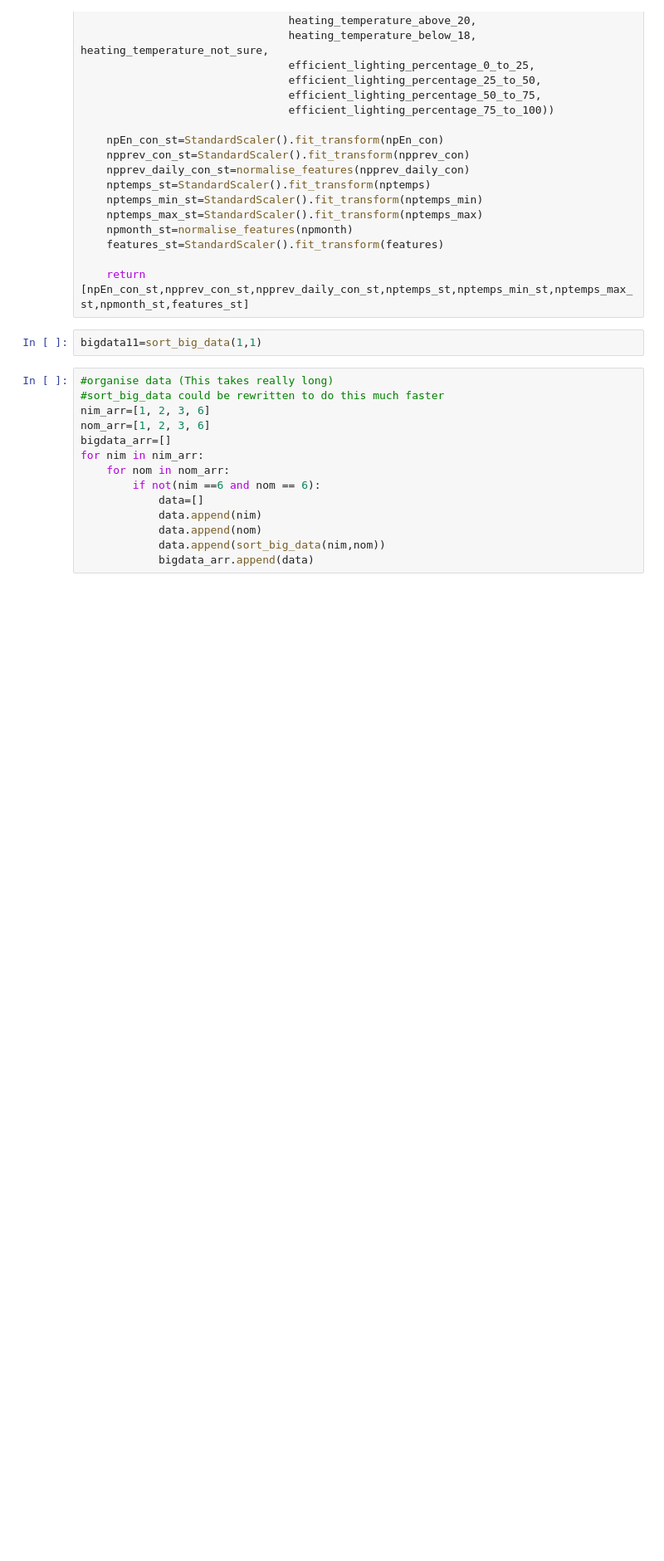
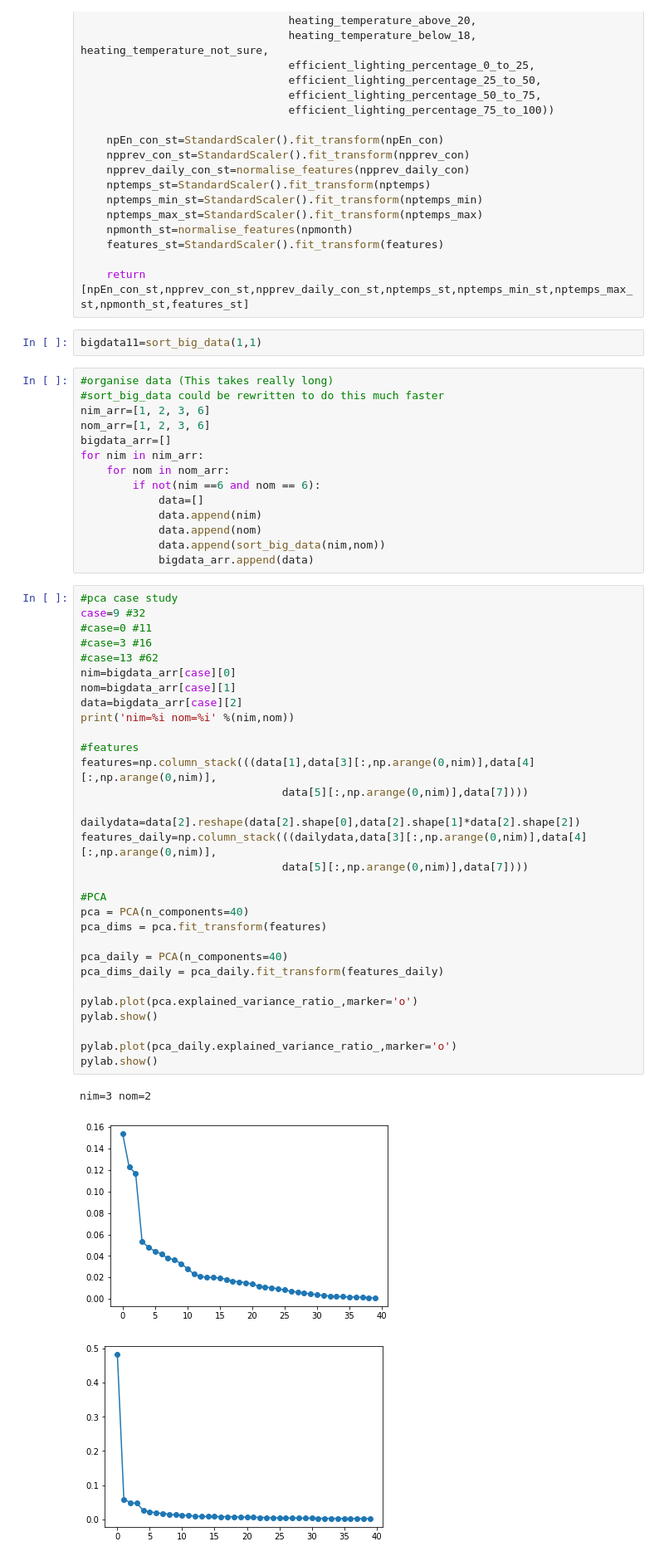
Before and after one commit to Dubspergensoep/Project_ML_En_Consump, a Jupyter notebook: Linear_models.ipynb, the cells around one changed output. Shown at 83% size. Cells and saved outputs as stored; diff of their text form; blank space fills up the shorter version.

```diff
--- a/Linear_models.ipynb
+++ b/Linear_models.ipynb
@@ -2541,3 +2541,38 @@ for nim in nim_arr:
             data.append(nom)
             data.append(sort_big_data(nim,nom))
             bigdata_arr.append(data)
+# %%
+#pca case study
+case=9 #32
+#case=0 #11
+#case=3 #16
+#case=13 #62
+nim=bigdata_arr[case][0]
+nom=bigdata_arr[case][1]
+data=bigdata_arr[case][2]
+print('nim=%i nom=%i' %(nim,nom))
+
+#features
+features=np.column_stack(((data[1],data[3][:,np.arange(0,nim)],data[4][:,np.arange(0,nim)],
+                               data[5][:,np.arange(0,nim)],data[7])))
+
+dailydata=data[2].reshape(data[2].shape[0],data[2].shape[1]*data[2].shape[2])
+features_daily=np.column_stack(((dailydata,data[3][:,np.arange(0,nim)],data[4][:,np.arange(0,nim)],
+                               data[5][:,np.arange(0,nim)],data[7])))
+
+#PCA
+pca = PCA(n_components=40)
+pca_dims = pca.fit_transform(features)
+
+pca_daily = PCA(n_components=40)
+pca_dims_daily = pca_daily.fit_transform(features_daily)
+
+pylab.plot(pca.explained_variance_ratio_,marker='o')
+pylab.show()
+
+pylab.plot(pca_daily.explained_variance_ratio_,marker='o')
+pylab.show()
+# %% [output]
+nim=3 nom=2
+[figure, added]
+[figure, added]
```
Also changed, not shown: parts of 28 cells of this notebook.
